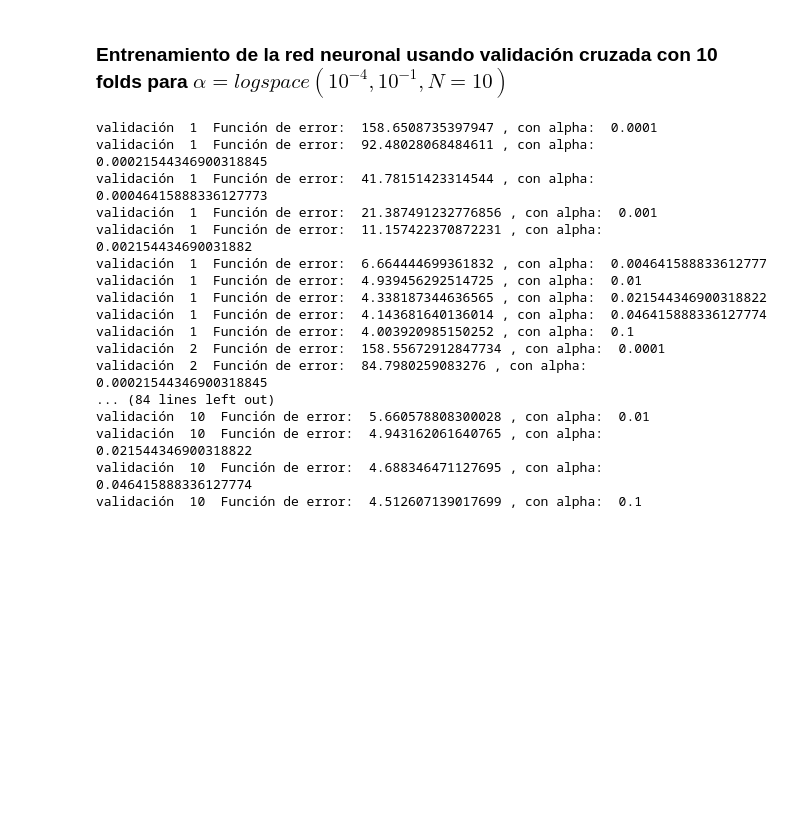
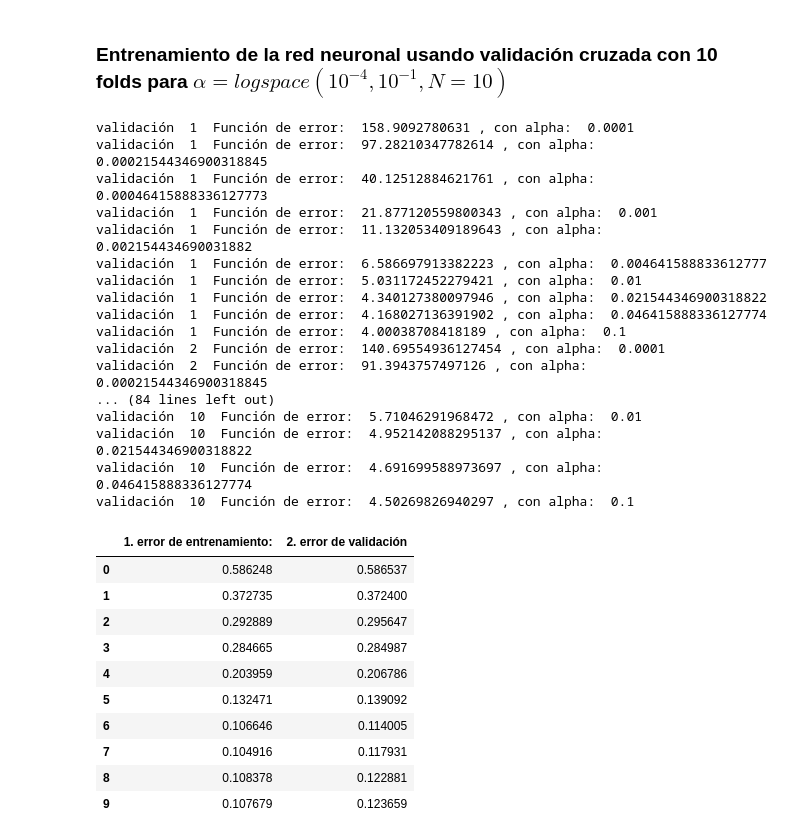
Before and after one commit to juanArango17/inteligenciaComputacional_20181, a Jupyter notebook: Tarea2_Redes_Neuronales/Punto1_LMS/punto1_LinearRegression.ipynb, the cells around one changed output. Saved outputs shown, nothing was run; the diff lists cells and outputs as text; code cells hidden in the pictures; blank space fills up the shorter version.

```diff
--- a/Tarea2_Redes_Neuronales/Punto1_LMS/punto1_LinearRegression.ipynb
+++ b/Tarea2_Redes_Neuronales/Punto1_LMS/punto1_LinearRegression.ipynb
@@ -119,13 +119,13 @@ for train_index, test_index in kf.split(X):
     ecm2       = clearList(len(alpha))
     for i in range(len(alpha)):
         [wLMS[i],predicted1[i],E] = LinearRegression(X[train_index],y[train_index],miu=alpha[i],iteraciones=1000)
-        ecm1[i] = np.sqrt(np.sum(((predicted1[i]-y[train_index])*(predicted1[i]-y[train_index])))/y[train_index].shape)[0]
+        ecm1[i] = (np.sum((np.abs(predicted1[i]-y[train_index]))/y[train_index])/y[train_index].shape)[0]
 
         p_i = []
         for j in range(0,X[test_index].shape[0]):
             p_i.append(Predict(X[test_index][j,:],wLMS[i]))
         predicted2[i] = p_i
-        ecm2[i] = np.sqrt(np.sum(((predicted2[i]-y[test_index])*(predicted2[i]-y[test_index])))/y[test_index].shape)[0]
+        ecm2[i] = (np.sum((np.abs(predicted2[i]-y[test_index]))/y[test_index])/y[test_index].shape)[0]
 
         if(ecm2[i] < minE_val):
             wLMS_optimo = wLMS[i]
@@ -136,23 +136,39 @@ for train_index, test_index in kf.split(X):
     ecm_val[k,:]   = ecm2
     k+=1
 # %% [output]
-validación  1  Función de error:  158.6508735397947 , con alpha:  0.0001
-validación  1  Función de error:  92.48028068484611 , con alpha:  0.00021544346900318845
-validación  1  Función de error:  41.78151423314544 , con alpha:  0.00046415888336127773
-validación  1  Función de error:  21.387491232776856 , con alpha:  0.001
-validación  1  Función de error:  11.157422370872231 , con alpha:  0.002154434690031882
-validación  1  Función de error:  6.664444699361832 , con alpha:  0.004641588833612777
-validación  1  Función de error:  4.939456292514725 , con alpha:  0.01
-validación  1  Función de error:  4.338187344636565 , con alpha:  0.021544346900318822
-validación  1  Función de error:  4.143681640136014 , con alpha:  0.046415888336127774
-validación  1  Función de error:  4.003920985150252 , con alpha:  0.1
-validación  2  Función de error:  158.55672912847734 , con alpha:  0.0001
-validación  2  Función de error:  84.7980259083276 , con alpha:  0.00021544346900318845
+validación  1  Función de error:  158.9092780631 , con alpha:  0.0001
+validación  1  Función de error:  97.28210347782614 , con alpha:  0.00021544346900318845
+validación  1  Función de error:  40.12512884621761 , con alpha:  0.00046415888336127773
+validación  1  Función de error:  21.877120559800343 , con alpha:  0.001
+validación  1  Función de error:  11.132053409189643 , con alpha:  0.002154434690031882
+validación  1  Función de error:  6.586697913382223 , con alpha:  0.004641588833612777
+validación  1  Función de error:  5.031172452279421 , con alpha:  0.01
+validación  1  Función de error:  4.340127380097946 , con alpha:  0.021544346900318822
+validación  1  Función de error:  4.168027136391902 , con alpha:  0.046415888336127774
+validación  1  Función de error:  4.00038708418189 , con alpha:  0.1
+validación  2  Función de error:  140.69554936127454 , con alpha:  0.0001
+validación  2  Función de error:  91.3943757497126 , con alpha:  0.00021544346900318845
 ... (84 lines left out)
-validación  10  Función de error:  5.660578808300028 , con alpha:  0.01
-validación  10  Función de error:  4.943162061640765 , con alpha:  0.021544346900318822
-validación  10  Función de error:  4.688346471127695 , con alpha:  0.046415888336127774
-validación  10  Función de error:  4.512607139017699 , con alpha:  0.1
+validación  10  Función de error:  5.71046291968472 , con alpha:  0.01
+validación  10  Función de error:  4.952142088295137 , con alpha:  0.021544346900318822
+validación  10  Función de error:  4.691699588973697 , con alpha:  0.046415888336127774
+validación  10  Función de error:  4.50269826940297 , con alpha:  0.1
+# %%
+d  = {'1. error de entrenamiento: ': np.mean(ecm_train,axis = 0),'2. error de validación':np.mean(ecm_val,axis = 0)}
+df = pd.DataFrame(data=d)
+df
+# %% [output]
+|  | 1. error de entrenamiento: | 2. error de validación |
+| 0 | 0.586248 | 0.586537 |
+| 1 | 0.372735 | 0.372400 |
+| 2 | 0.292889 | 0.295647 |
+| 3 | 0.284665 | 0.284987 |
+| 4 | 0.203959 | 0.206786 |
+| 5 | 0.132471 | 0.139092 |
+| 6 | 0.106646 | 0.114005 |
+| 7 | 0.104916 | 0.117931 |
+| 8 | 0.108378 | 0.122881 |
+| 9 | 0.107679 | 0.123659 |
 # %%
 prediction_testing = []
 X_test = X_original[(Nsamples-Ntest):Nsamples,:]
```
Also changed, not shown: parts of 3 cells of this notebook, 1 other file.
